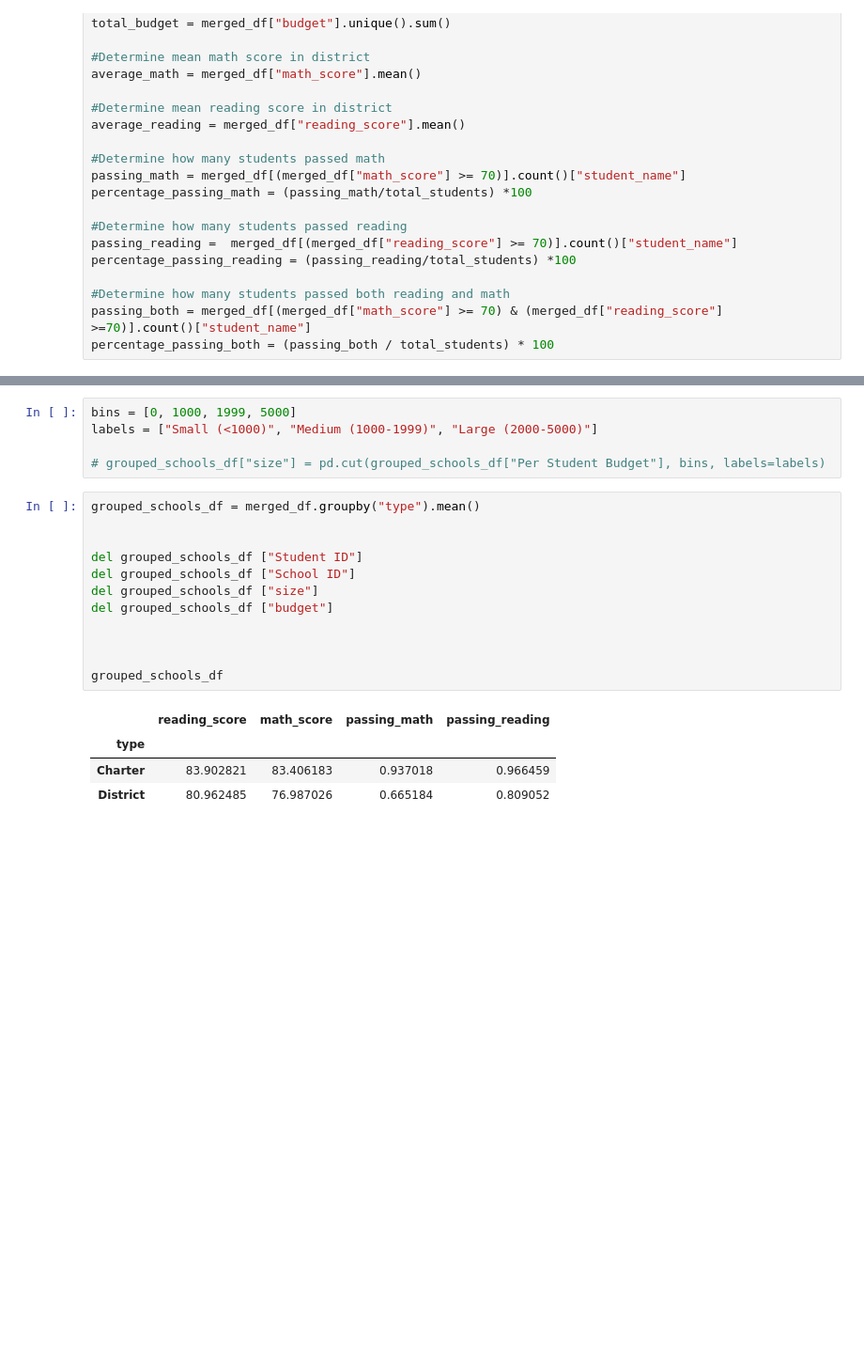
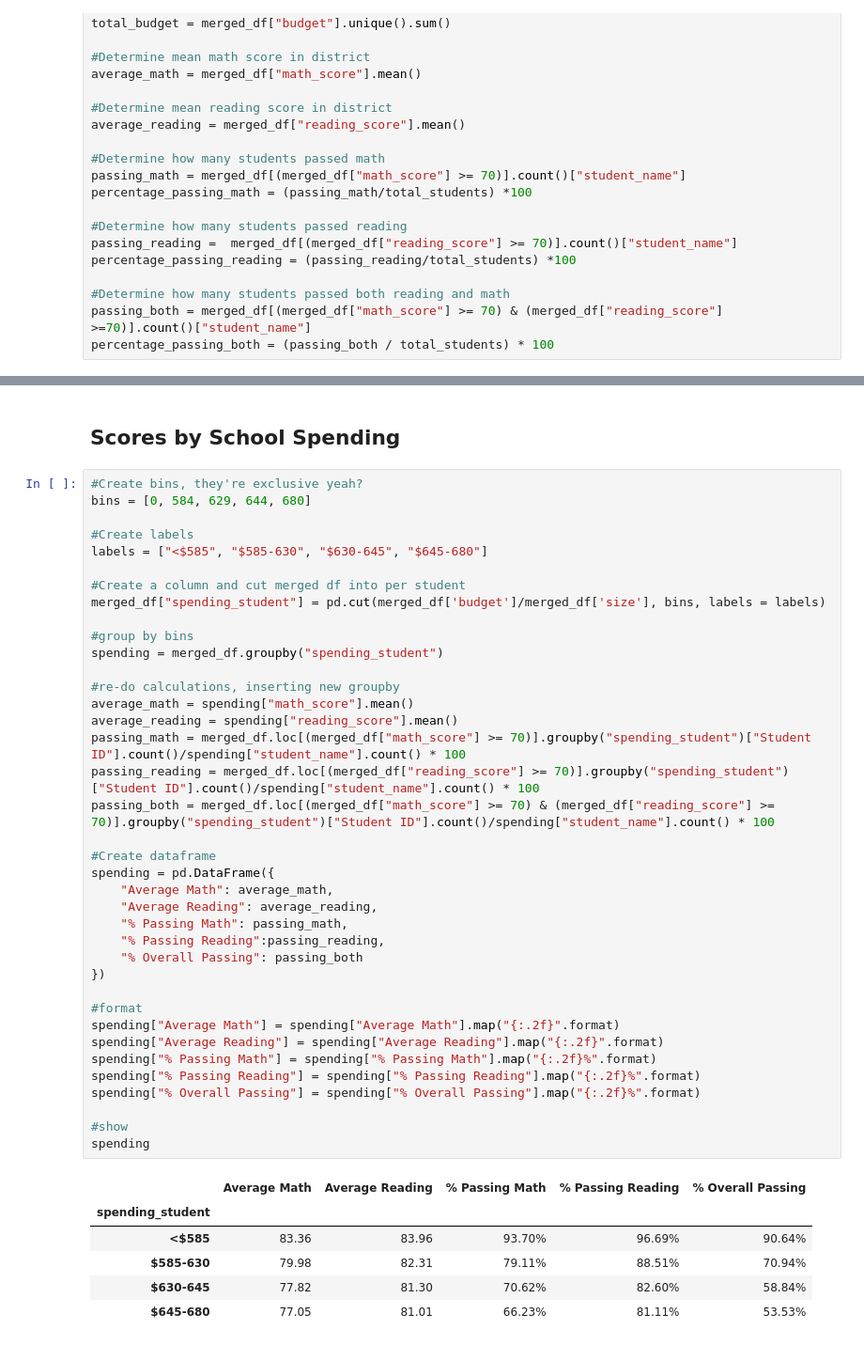
Before and after one commit to ccromperla/pandas-challenge, a Jupyter notebook: PyCitySchools/PyCitySchools.ipynb, the cells around one changed output, grey strips where cells are left out. Shown: that part at 94% size. Saved outputs shown, nothing was run; the diff lists cells and outputs as text; blank space fills up the shorter version.

```diff
--- a/PyCitySchools/PyCitySchools.ipynb
+++ b/PyCitySchools/PyCitySchools.ipynb
@@ -249,22 +270,47 @@ student_budget_group
-# %%
-bins = [0, 1000, 1999, 5000]
-labels = ["Small (<1000)", "Medium (1000-1999)", "Large (2000-5000)"]
-
-# grouped_schools_df["size"] = pd.cut(grouped_schools_df["Per Student Budget"], bins, labels=labels)
-# %%
-grouped_schools_df = merged_df.groupby("type").mean()
-
-
-del grouped_schools_df ["Student ID"]
-del grouped_schools_df ["School ID"]
-del grouped_schools_df ["size"]
-del grouped_schools_df ["budget"]
-
-
-
-grouped_schools_df
-# %% [output]
-|  | reading_score | math_score | passing_math | passing_reading |
-| type |  |  |  |  |
-| Charter | 83.902821 | 83.406183 | 0.937018 | 0.966459 |
-| District | 80.962485 | 76.987026 | 0.665184 | 0.809052 |
+# %% [markdown]
+## Scores by School Spending
+# %%
+#Create bins, they're exclusive yeah?
+bins = [0, 584, 629, 644, 680]
+
+#Create labels
+labels = ["<$585", "$585-630", "$630-645", "$645-680"]
+
+#Create a column and cut merged df into per student
+merged_df["spending_student"] = pd.cut(merged_df['budget']/merged_df['size'], bins, labels = labels)
+
+#group by bins
+spending = merged_df.groupby("spending_student")
+
+#re-do calculations, inserting new groupby
+average_math = spending["math_score"].mean()
+average_reading = spending["reading_score"].mean()
+passing_math = merged_df.loc[(merged_df["math_score"] >= 70)].groupby("spending_student")["Student ID"].count()/spending["student_name"].count() * 100
+passing_reading = merged_df.loc[(merged_df["reading_score"] >= 70)].groupby("spending_student")["Student ID"].count()/spending["student_name"].count() * 100
+passing_both = merged_df.loc[(merged_df["math_score"] >= 70) & (merged_df["reading_score"] >= 70)].groupby("spending_student")["Student ID"].count()/spending["student_name"].count() * 100
+
+#Create dataframe
+spending = pd.DataFrame({
+    "Average Math": average_math,
+    "Average Reading": average_reading,
+    "% Passing Math": passing_math,
+    "% Passing Reading":passing_reading,
+    "% Overall Passing": passing_both
+})
+
+#format
+spending["Average Math"] = spending["Average Math"].map("{:.2f}".format)
+spending["Average Reading"] = spending["Average Reading"].map("{:.2f}".format)
+spending["% Passing Math"] = spending["% Passing Math"].map("{:.2f}%".format)
+spending["% Passing Reading"] = spending["% Passing Reading"].map("{:.2f}%".format)
+spending["% Overall Passing"] = spending["% Overall Passing"].map("{:.2f}%".format)
+
+#show
+spending
+# %% [output]
+|  | Average Math | Average Reading | % Passing Math | % Passing Reading | % Overall Passing |
+| spending_student |  |  |  |  |  |
+| <$585 | 83.36 | 83.96 | 93.70% | 96.69% | 90.64% |
+| $585-630 | 79.98 | 82.31 | 79.11% | 88.51% | 70.94% |
+| $630-645 | 77.82 | 81.30 | 70.62% | 82.60% | 58.84% |
+| $645-680 | 77.05 | 81.01 | 66.23% | 81.11% | 53.53% |
```
Also changed, not shown: parts of 23 cells of this notebook.
